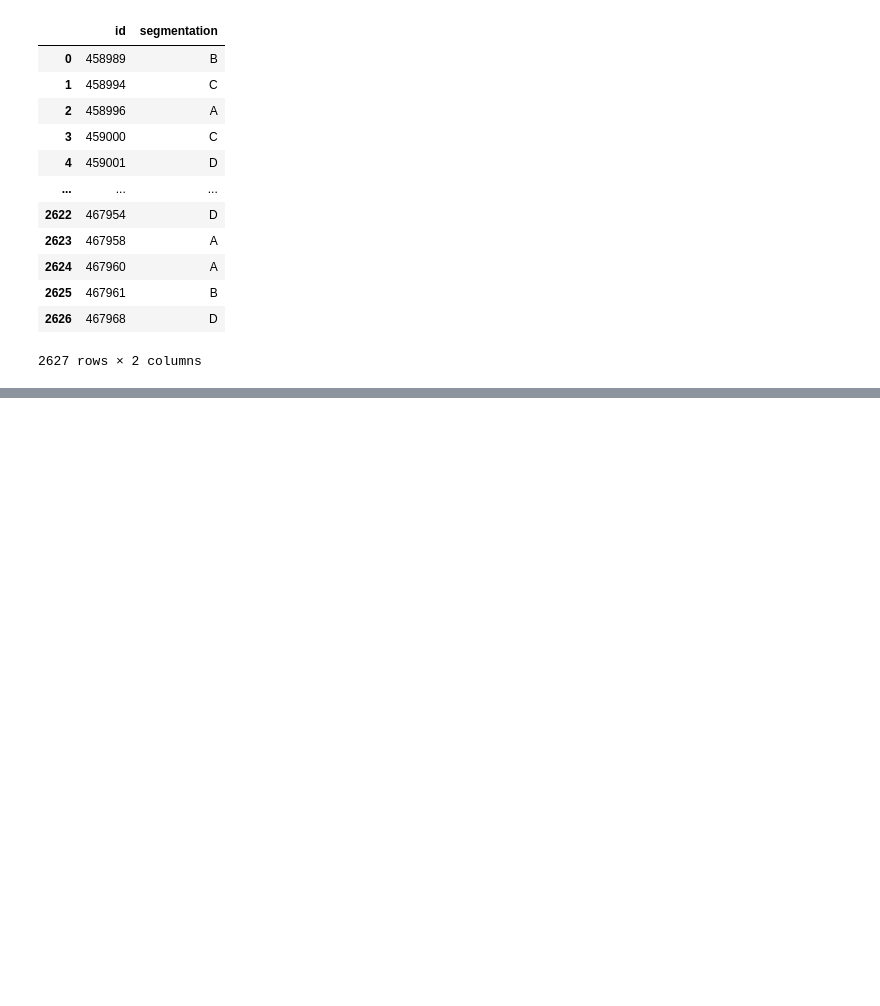
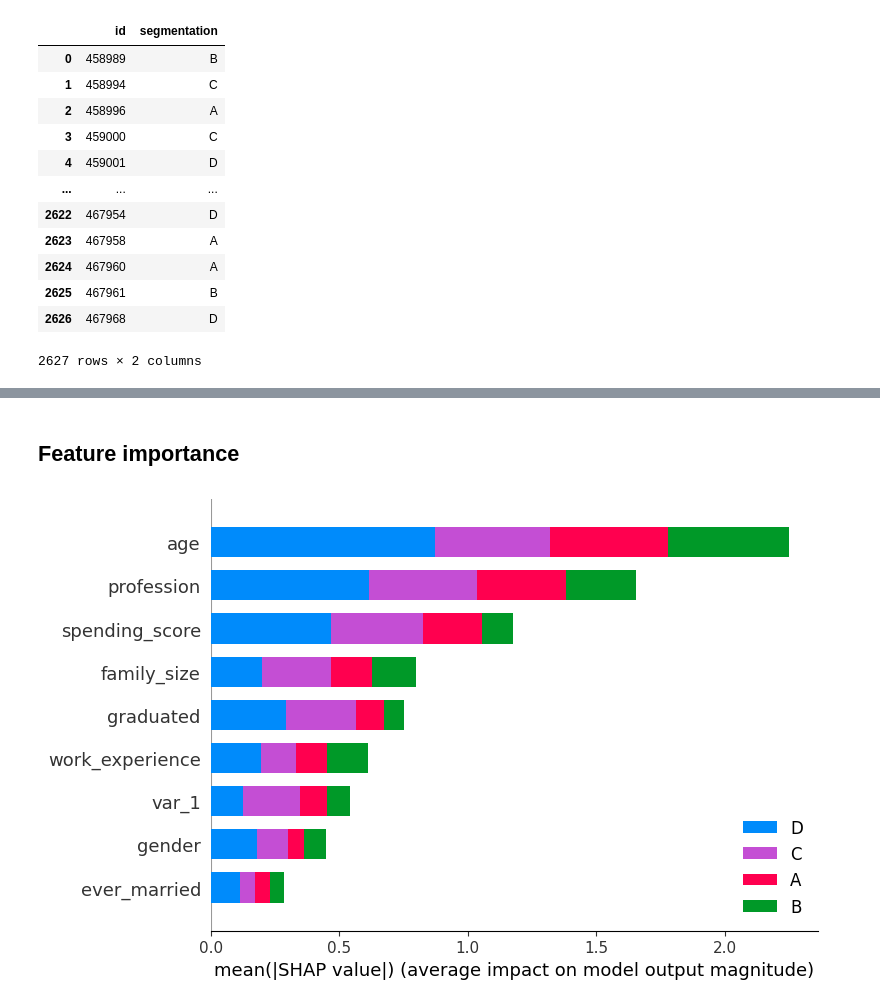
Before and after one commit to Kingkaisery/customer_segmentation, a Jupyter notebook: customer_segmentation.ipynb, the cells around one changed output, grey strips where cells are left out. Drawn from its saved outputs; the diff is of its cells as text; code cells hidden in the pictures; blank space fills up the shorter version.

Commit message:
Add SHAP explanation
- Add SHAP explanation

```diff
--- a/customer_segmentation.ipynb
+++ b/customer_segmentation.ipynb
@@ -1259,0 +1213,33 @@ df_submission.to_csv('submission.csv', index=False)
+# %%
+df_train = pd.read_csv('customer_segmentation_train.csv')
+df_test = pd.read_csv('customer_segmentation_test.csv')
+
+df_train_set = df_train.copy()
+
+# Determine feature
+CAT_COLS = ['gender', 'ever_married', 'graduated', 'profession', 'spending_score', 'var_1']
+NUM_COLS = ['age', 'work_experience', 'family_size']
+
+cat_cols = [col for col in df_train_set.columns if col in CAT_COLS]
+num_cols = [col for col in df_train_set.columns if col in NUM_COLS]
+feature_cols = num_cols + cat_cols
+
+# Split feature and target
+x = df_train_set[feature_cols]
+y = df_train_set['segmentation']
+
+# Encode vairable
+encoder = ce.OrdinalEncoder(cols=CAT_COLS)
+x = encoder.fit_transform(x)
+
+target_map = {'A':0, 'B':1, 'C':2, 'D':3}
+y = y.map(target_map)
+
+
+# Fit model
+xgb_model = xgb.XGBClassifier(
+    objective='multi:softmax',
+    num_class=4
+)
+
+xgb_model.fit(x, y)
@@ -1259,0 +1258,12 @@ df_submission.to_csv('submission.csv', index=False)
+# %%
+# compute SHAP values
+explainer = shap.TreeExplainer(xgb_model)
+shap_values = explainer.shap_values(x)
+# %% [markdown]
+## Feature importance
+# %%
+class_names = ['A', 'B', 'C', 'D']
+
+shap.summary_plot(shap_values, x.values, plot_type="bar", class_names= class_names, feature_names = x.columns)
+# %% [output]
+[figure, added]
```
Also changed, not shown: parts of 35 cells of this notebook.
